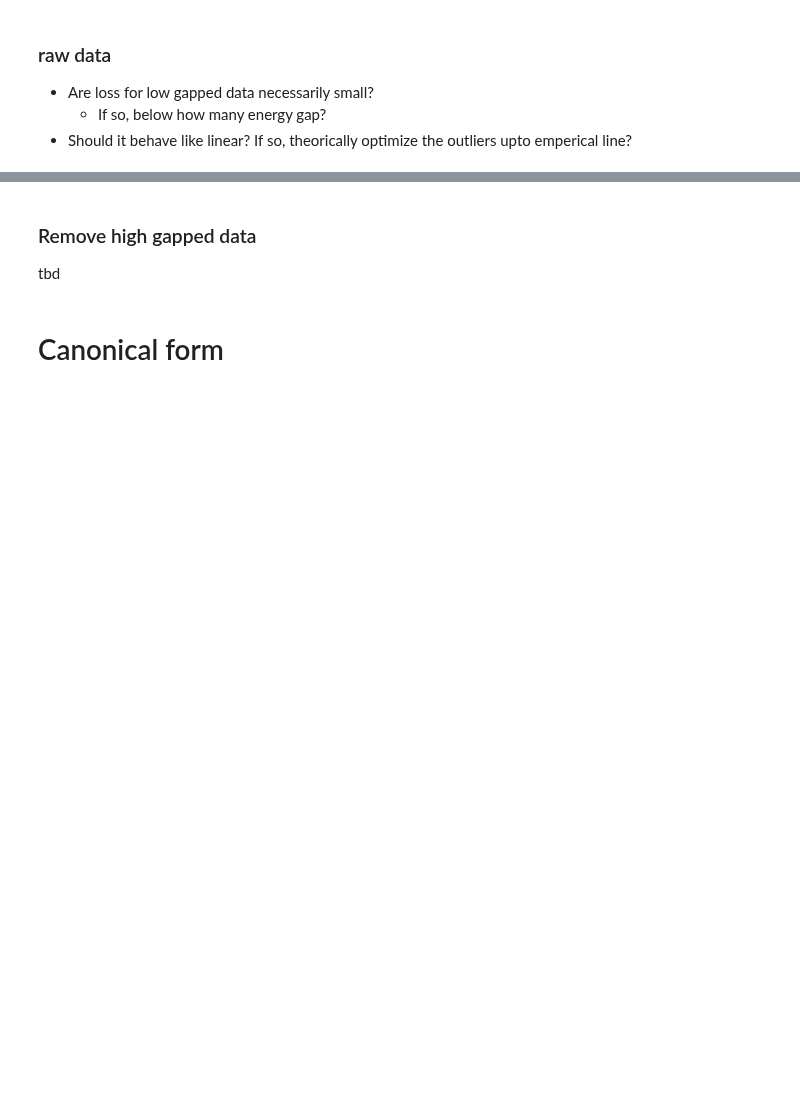
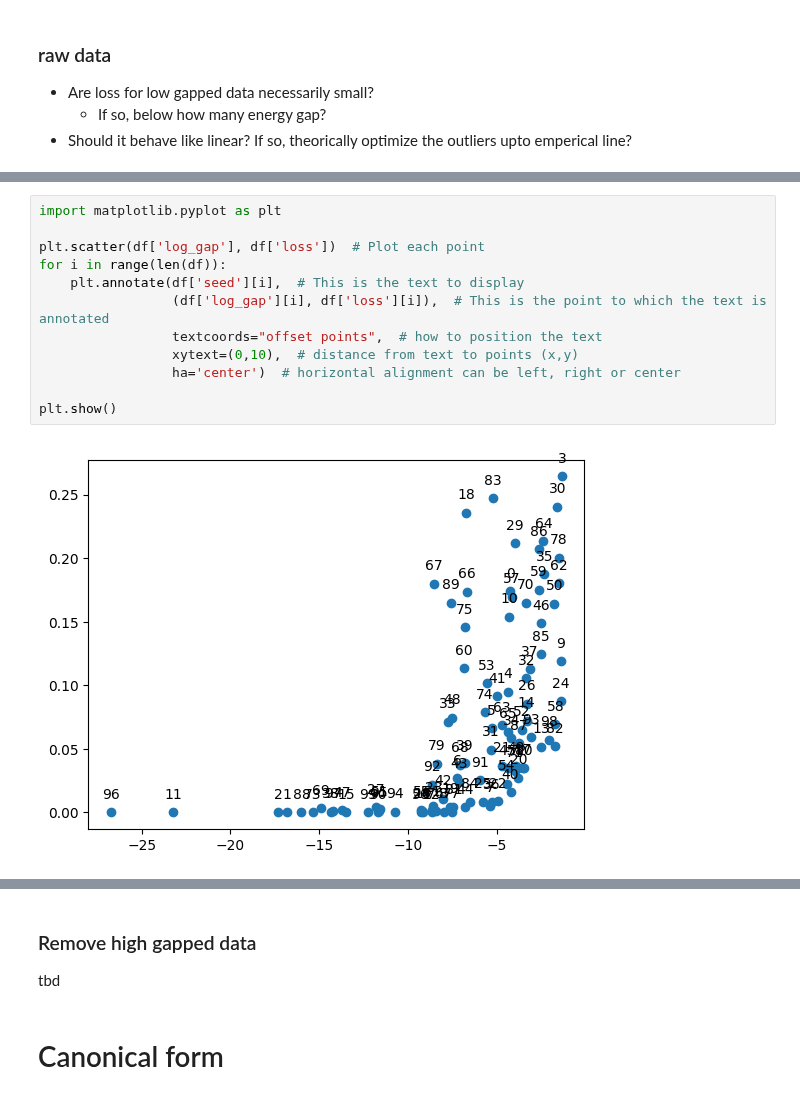
Before and after one commit to MKrbm/worms, a Jupyter notebook: python/rmsKit/visualize/MPS_property.ipynb, the cells around one changed output, grey strips where cells are left out. Cells and saved outputs as stored; diff of their text form; blank space fills up the shorter version.

```diff
--- a/python/rmsKit/visualize/MPS_property.ipynb
+++ b/python/rmsKit/visualize/MPS_property.ipynb
@@ -80,0 +111,14 @@ plt.show()
+# %%
+import matplotlib.pyplot as plt
+
+plt.scatter(df['log_gap'], df['loss'])  # Plot each point
+for i in range(len(df)):
+    plt.annotate(df['seed'][i],  # This is the text to display
+                 (df['log_gap'][i], df['loss'][i]),  # This is the point to which the text is annotated
+                 textcoords="offset points",  # how to position the text
+                 xytext=(0,10),  # distance from text to points (x,y)
+                 ha='center')  # horizontal alignment can be left, right or center
+
+plt.show()
+# %% [output]
+[figure, added]
```
Also changed, not shown: parts of 17 cells of this notebook, 3 other files.
